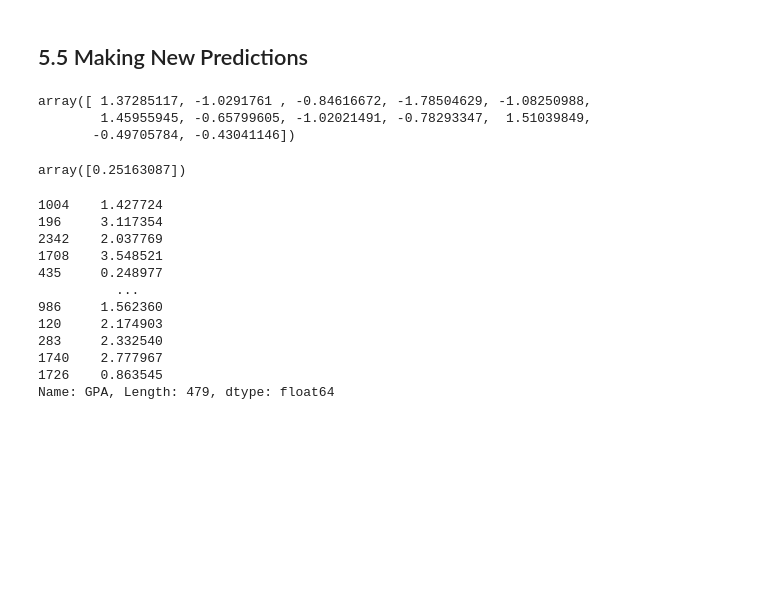
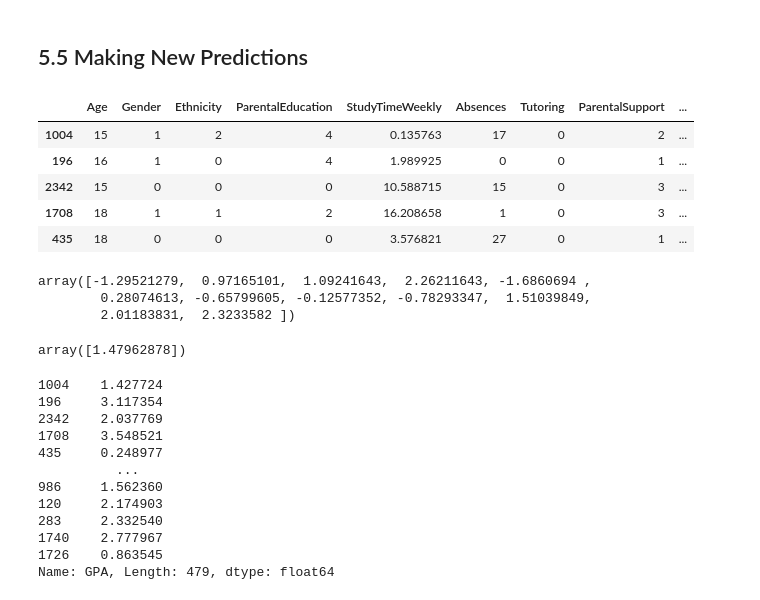
Before and after one commit to mr-mpanchal14/End-to-End-Student-GPA-Prediction-Model, a Jupyter notebook: notebook/student-gpa-prediction.ipynb, the cells around one changed output. Cells and saved outputs as stored; diff of their text form; code cells hidden in the pictures; blank space fills up the shorter version.

```diff
--- a/notebook/student-gpa-prediction.ipynb
+++ b/notebook/student-gpa-prediction.ipynb
@@ -574,18 +574,27 @@ print(" Accuracy of the model is %.2f" %score)
  Accuracy of the model is 95.32
 # %% [markdown]
 ## 5.5 Making New Predictions
+# %%
+X_test.head()
+# %% [output]
+|  | Age | Gender | Ethnicity | ParentalEducation | StudyTimeWeekly | Absences | Tutoring | ParentalSupport | ... |
+| 1004 | 15 | 1 | 2 | 4 | 0.135763 | 17 | 0 | 2 | ... |
+| 196 | 16 | 1 | 0 | 4 | 1.989925 | 0 | 0 | 1 | ... |
+| 2342 | 15 | 0 | 0 | 0 | 10.588715 | 15 | 0 | 3 | ... |
+| 1708 | 18 | 1 | 1 | 2 | 16.208658 | 1 | 0 | 3 | ... |
+| 435 | 18 | 0 | 0 | 0 | 3.576821 | 27 | 0 | 1 | ... |
 # %%
-X_test_scaled[4]
+X_test_scaled[0]
 # %% [output]
-array([ 1.37285117, -1.0291761 , -0.84616672, -1.78504629, -1.08250988,
-        1.45955945, -0.65799605, -1.02021491, -0.78293347,  1.51039849,
-       -0.49705784, -0.43041146])
+array([-1.29521279,  0.97165101,  1.09241643,  2.26211643, -1.6860694 ,
+        0.28074613, -0.65799605, -0.12577352, -0.78293347,  1.51039849,
+        2.01183831,  2.3233582 ])
-# %%
-lin_model.predict([[ 1.37285117, -1.0291761 , -0.84616672, -1.78504629, -1.08250988,
-        1.45955945, -0.65799605, -1.02021491, -0.78293347,  1.51039849,
-       -0.49705784, -0.43041146]])
-# %% [output]
-array([0.25163087])
+# %%
+lin_model.predict([[-1.29521279,  0.97165101,  1.09241643,  2.26211643, -1.6860694 ,
+        0.28074613, -0.65799605, -0.12577352, -0.78293347,  1.51039849,
+        2.01183831,  2.3233582 ]])
+# %% [output]
+array([1.47962878])
 # %%
 y_test
 # %% [output]
```
Also changed, not shown: 6 other files.
